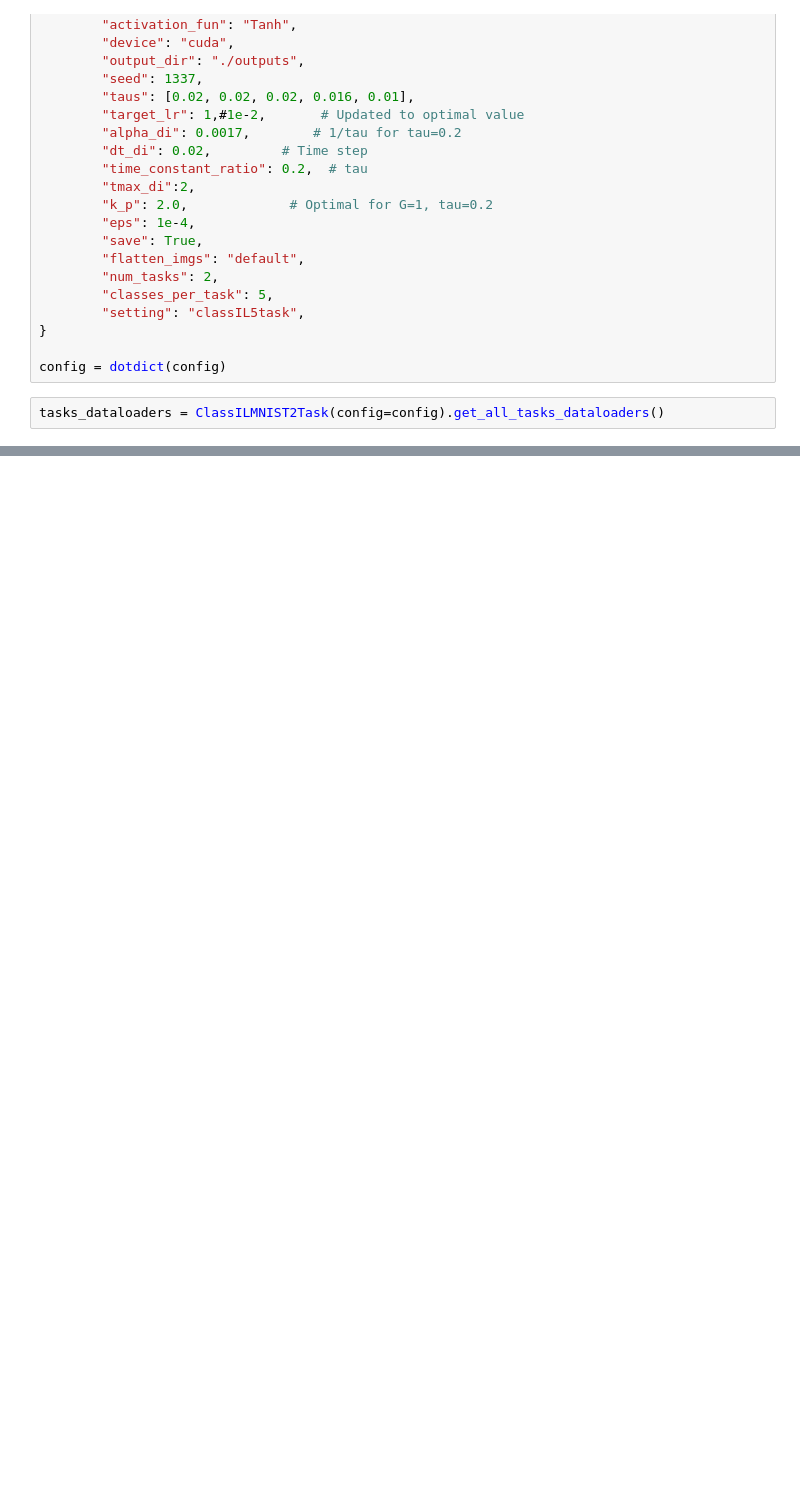
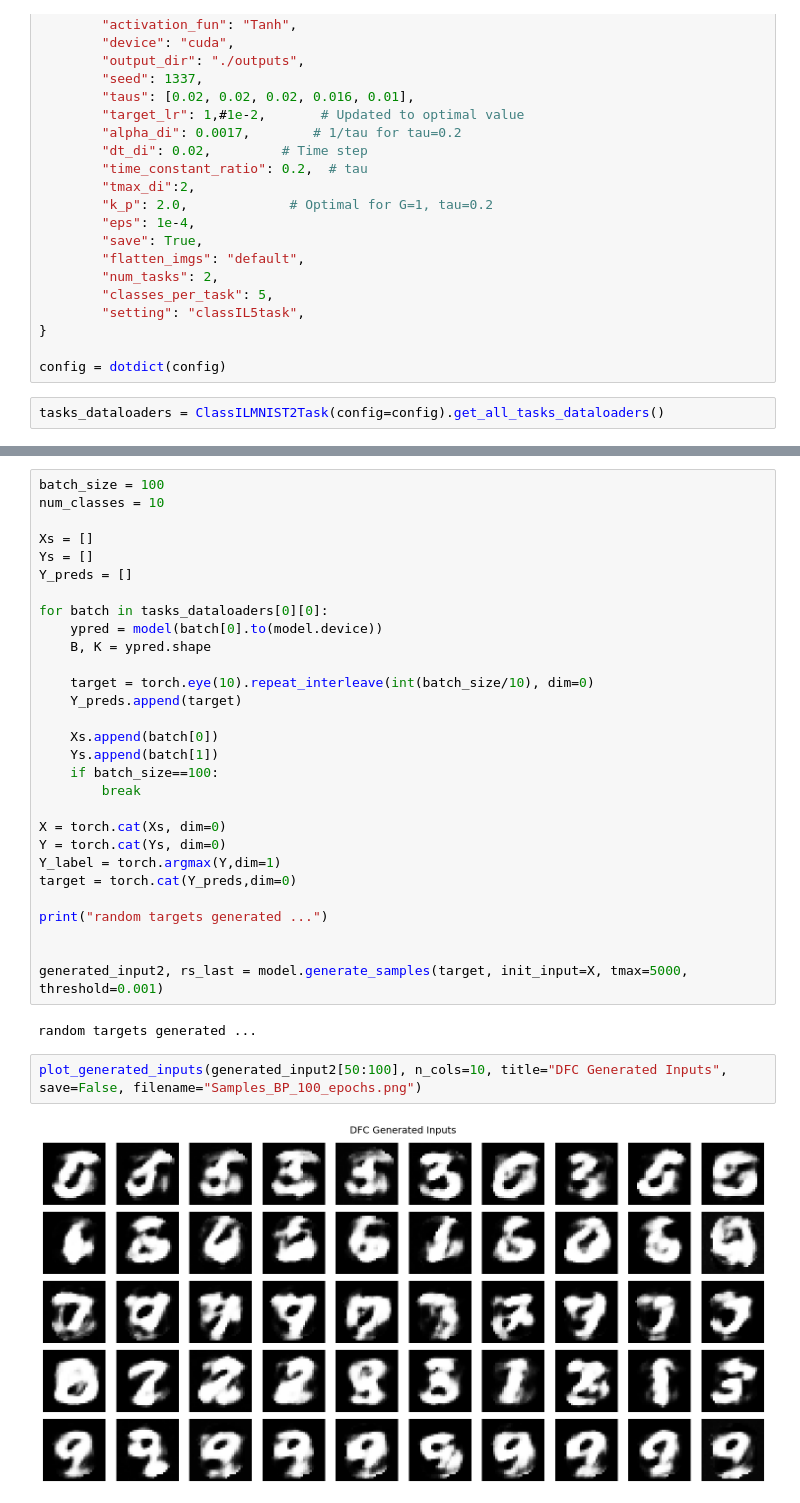
Before and after one commit to s-de-haan/Equilibrium-Fisher-Control, a Jupyter notebook: CL_experiments.ipynb, the cells around one changed output, grey strips where cells are left out. Saved outputs shown, nothing was run; the diff lists cells and outputs as text; blank space fills up the shorter version.

```diff
--- a/CL_experiments.ipynb
+++ b/CL_experiments.ipynb
@@ -83,0 +89,35 @@ x1, x2, x3 = visualize_reconstructions(model, tasks_dataloaders[1][0])
+# %%
+batch_size = 100
+num_classes = 10
+
+Xs = []
+Ys = []
+Y_preds = []
+
+for batch in tasks_dataloaders[0][0]:
+    ypred = model(batch[0].to(model.device))
+    B, K = ypred.shape
+
+    target = torch.eye(10).repeat_interleave(int(batch_size/10), dim=0)
+    Y_preds.append(target)
+
+    Xs.append(batch[0])
+    Ys.append(batch[1])
+    if batch_size==100:
+        break
+
+X = torch.cat(Xs, dim=0)
+Y = torch.cat(Ys, dim=0)
+Y_label = torch.argmax(Y,dim=1)
+target = torch.cat(Y_preds,dim=0)
+
+print("random targets generated ...")
+
+
+generated_input2, rs_last = model.generate_samples(target, init_input=X, tmax=5000, threshold=0.001)
+# %% [output]
+random targets generated ...
+# %%
+plot_generated_inputs(generated_input2[50:100], n_cols=10, title="DFC Generated Inputs", save=False, filename="Samples_BP_100_epochs.png")
+# %% [output]
+[figure, added]
```
Also changed, not shown: parts of 4 cells of this notebook, 2 other files.
